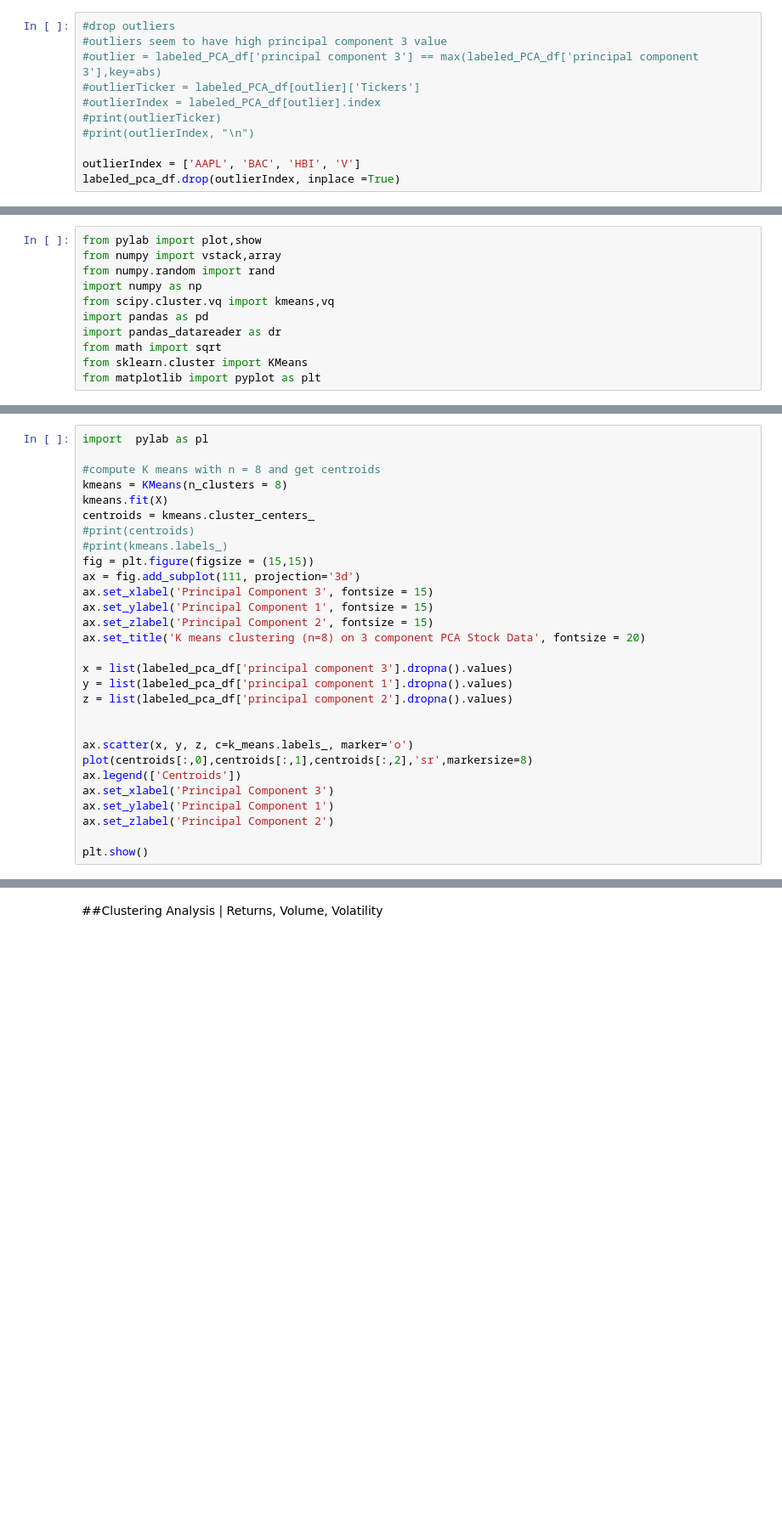
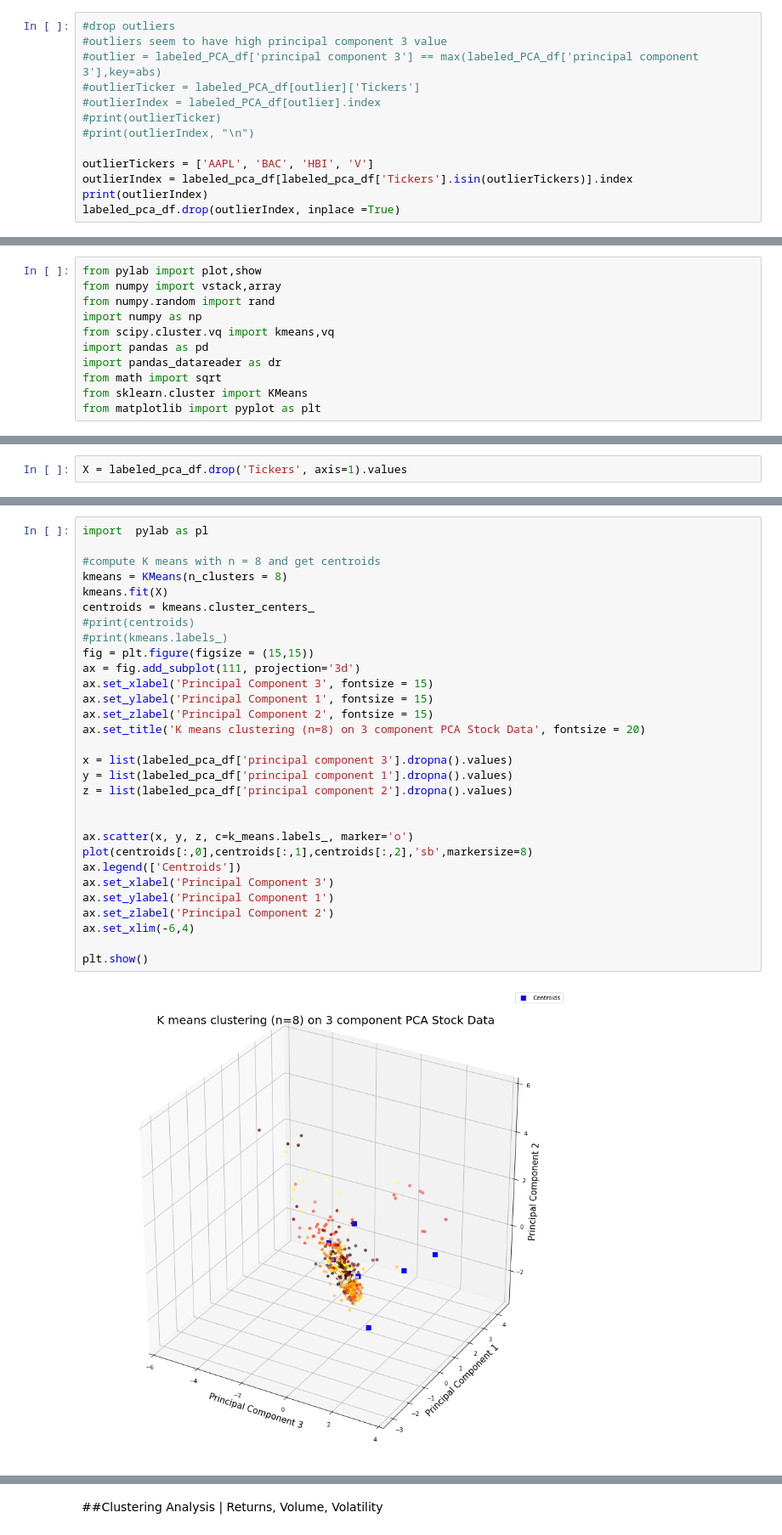
Before and after one commit to CAP4770-group9-project/final-project, a Jupyter notebook: k-means-clustering.ipynb, the cells around one changed output, grey strips where cells are left out. Shown at 85% size. Drawn from its saved outputs; the diff is of its cells as text; blank space fills up the shorter version.

Commit message:
fixed pca graph axis scales

```diff
--- a/k-means-clustering.ipynb
+++ b/k-means-clustering.ipynb
@@ -529,6 +534,8 @@ print(labeled_pca_df)
 #print(outlierTicker)
 #print(outlierIndex, "\n")
 
-outlierIndex = ['AAPL', 'BAC', 'HBI', 'V']
+outlierTickers = ['AAPL', 'BAC', 'HBI', 'V']
+outlierIndex = labeled_pca_df[labeled_pca_df['Tickers'].isin(outlierTickers)].index
+print(outlierIndex)
 labeled_pca_df.drop(outlierIndex, inplace =True)
 # %% [output]
@@ -571,3 +578,5 @@ X = principalComponents
+# %%
+X = labeled_pca_df.drop('Tickers', axis=1).values
 # %%
 #generate elbow curve
 distorsions = []
@@ -583,32 +595,35 @@ plt.title('Elbow curve')
 # %%
 import  pylab as pl
 
 #compute K means with n = 8 and get centroids
 kmeans = KMeans(n_clusters = 8)
 kmeans.fit(X)
 centroids = kmeans.cluster_centers_
 #print(centroids)
 #print(kmeans.labels_)
 fig = plt.figure(figsize = (15,15))
 ax = fig.add_subplot(111, projection='3d')
 ax.set_xlabel('Principal Component 3', fontsize = 15)
 ax.set_ylabel('Principal Component 1', fontsize = 15)
 ax.set_zlabel('Principal Component 2', fontsize = 15)
 ax.set_title('K means clustering (n=8) on 3 component PCA Stock Data', fontsize = 20)
 
 x = list(labeled_pca_df['principal component 3'].dropna().values)
 y = list(labeled_pca_df['principal component 1'].dropna().values)
 z = list(labeled_pca_df['principal component 2'].dropna().values)
 
 
 ax.scatter(x, y, z, c=k_means.labels_, marker='o')
-plot(centroids[:,0],centroids[:,1],centroids[:,2],'sr',markersize=8)
+plot(centroids[:,0],centroids[:,1],centroids[:,2],'sb',markersize=8)
 ax.legend(['Centroids'])
 ax.set_xlabel('Principal Component 3')
 ax.set_ylabel('Principal Component 1')
 ax.set_zlabel('Principal Component 2')
+ax.set_xlim(-6,4)
 
 plt.show()
+# %% [output]
+[figure, added]
 # %%
 fig = plt.figure(figsize=(15,15))
 fig.suptitle('K-Means(n=8) Clustered PCA, 3 vs. 1', fontsize=16)
```
Also changed, not shown: parts of 27 cells of this notebook.
